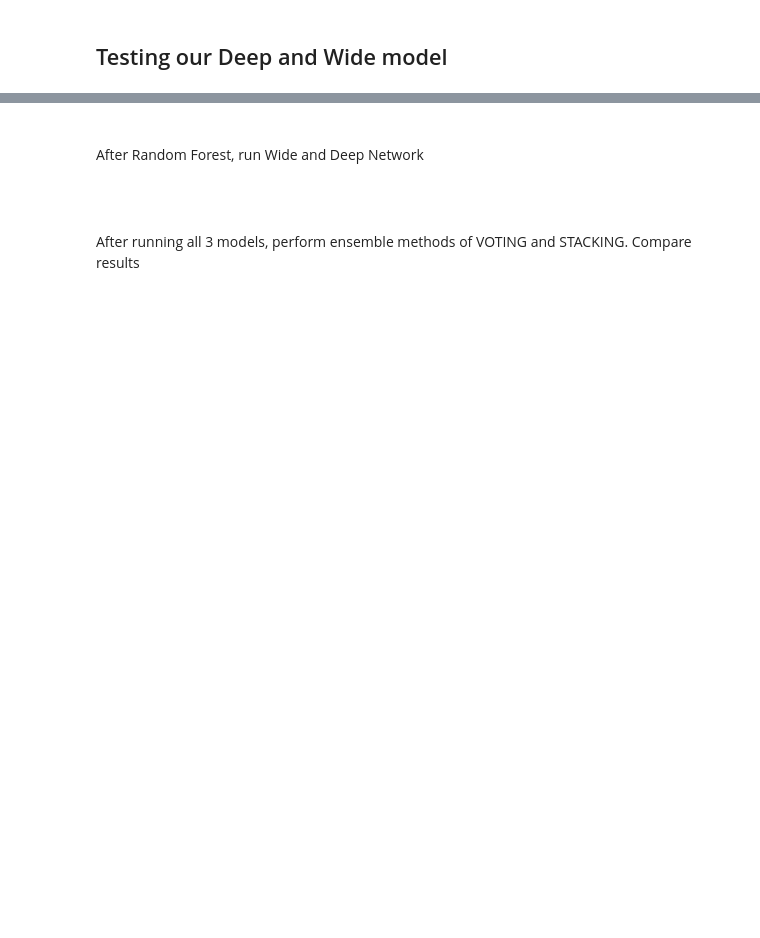
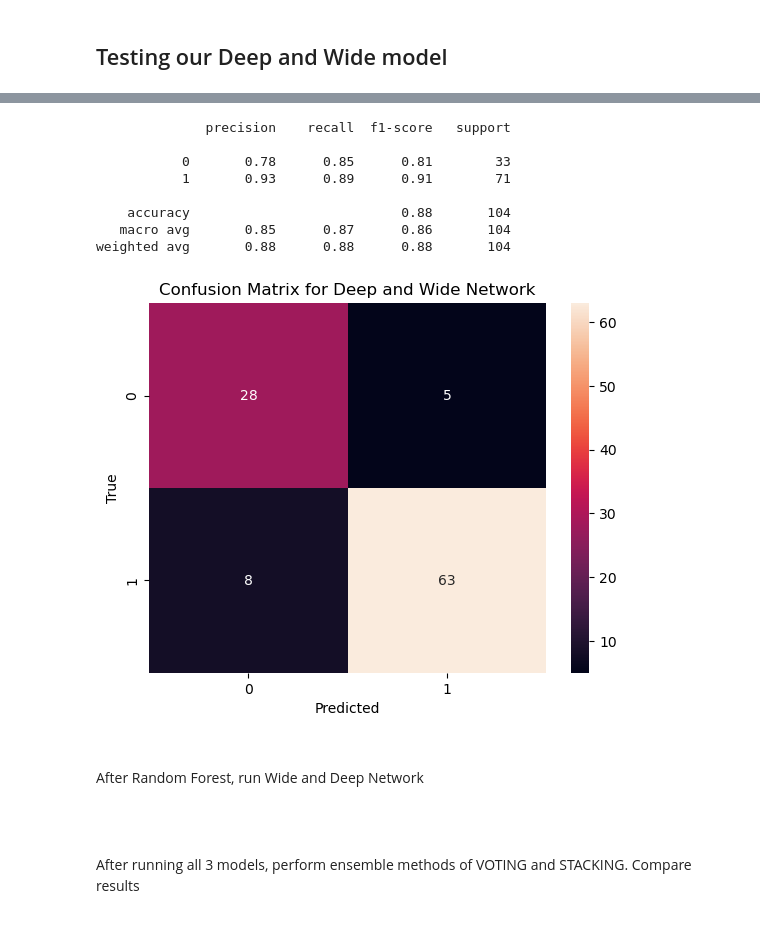
Before and after one commit to RachitChhabra/Discovering-Alternative-Predictors-for-Diabetes-Diagnosis, a Jupyter notebook: finproj_ece228.ipynb, the cells around one changed output, grey strips where cells are left out. Cells and saved outputs as stored; diff of their text form; code cells hidden in the pictures; blank space fills up the shorter version.

```diff
--- a/finproj_ece228.ipynb
+++ b/finproj_ece228.ipynb
@@ -354,6 +355,7 @@ class PyTorchClassifier(BaseEstimator, ClassifierMixin):
         self.epochs = epochs
 
     def fit(self, X, y):
+
         dataset = TensorDataset(X, y)
         data_loader = DataLoader(dataset, batch_size=hyper_params['batch_size'], shuffle=True)
 
@@ -383,9 +385,38 @@ class PyTorchClassifier(BaseEstimator, ClassifierMixin):
         return (probas > 0.5).astype(int)
 
 # Wrap the PyTorch model
-nn_model_sklearn = PyTorchClassifier(model, criterion, optimizer, epochs=hyper_params['epochs'])
+nn_model_sklearn = PyTorchClassifier(nn_model, criterion, optimizer, epochs=hyper_params['epochs'])
 
 # Now, you can use nn_model_sklearn in your sklearn ensemble models
+# %%
+# Fit the model
+X_train_tensor = torch.tensor(X_train.astype(np.float32))
+y_train_tensor = torch.tensor(y_train.astype(np.float32)).unsqueeze(1)
+X_test_tensor = torch.tensor(X_test.astype(np.float32))
+
+nn_model_sklearn.fit(X_train_tensor, y_train_tensor)
+y_pred = nn_model_sklearn.predict(X_test_tensor)
+
+# Print classification report
+print(classification_report(y_test, y_pred))
+
+# Print confusion matrix
+cm = confusion_matrix(y_test, y_pred)
+sns.heatmap(cm, annot=True, fmt='d')
+plt.title('Confusion Matrix for Deep and Wide Network')
+plt.xlabel('Predicted')
+plt.ylabel('True')
+plt.show()
+# %% [output]
+              precision    recall  f1-score   support
+
+           0       0.78      0.85      0.81        33
+           1       0.93      0.89      0.91        71
+
+    accuracy                           0.88       104
+   macro avg       0.85      0.87      0.86       104
+weighted avg       0.88      0.88      0.88       104
+[figure, added]
 # %% [markdown]
 #####
 After Random Forest, run Wide and Deep Network
```
Also changed, not shown: parts of 10 cells of this notebook, 1 other file.
